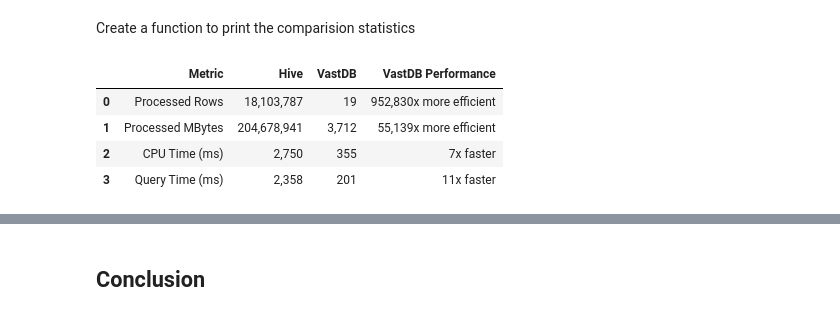
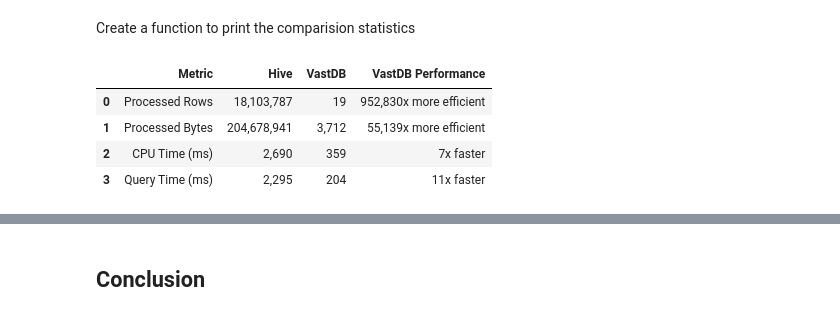
Before and after one commit to snowch/vast-docker-compose-examples, a Jupyter notebook: jupyter-pyspark/examples/taxi_data/yellow_taxi_data_pt6_performance.ipynb, the cells around one changed output, grey strips where cells are left out. Saved outputs shown, nothing was run; the diff lists cells and outputs as text; code cells hidden in the pictures.

```diff
--- a/jupyter-pyspark/examples/taxi_data/yellow_taxi_data_pt6_performance.ipynb
+++ b/jupyter-pyspark/examples/taxi_data/yellow_taxi_data_pt6_performance.ipynb
@@ -192,19 +192,19 @@ def print_stats():
     data = {
         'Metric': [
             'Processed Rows',
-            'Processed MBytes',
+            'Processed Bytes',
             'CPU Time (ms)',
             'Query Time (ms)'
         ],
         'Hive': [
             int(hive_stats['processedRows']),
-            int(hive_stats['processedBytes']),
+            float(hive_stats['processedBytes']),
             int(hive_stats['cpuTimeMillis']),
             int(hive_stats['elapsedTimeMillis'])
         ],
         'VastDB': [
             int(vastdb_stats['processedRows']),
-            int(vastdb_stats['processedBytes']),
+            float(vastdb_stats['processedBytes']),
             int(vastdb_stats['cpuTimeMillis']),
             int(vastdb_stats['elapsedTimeMillis'])
         ],
@@ -215,36 +215,36 @@ def print_stats():
             'faster'
         ]
     }
 
     df = pd.DataFrame(data)
 
     # Calculate the ratio: Hive / VastDB (how many times Hive is slower)
     df['VastDB Performance'] = df['Hive'] / df['VastDB']
 
     # Round the 'VastDB Performance' to remove decimals and add 'x'
     df['VastDB Performance'] = df['VastDB Performance'].apply(lambda x: f"{int(x):,}x")
 
     # Combine 'VastDB Performance' and 'Label' into one column
     df['VastDB Performance'] = df['VastDB Performance'] + " " + df['Label']
 
     # Left-align the 'Performance & Label' column and space-pad the numerical values
     df['VastDB Performance'] = df['VastDB Performance'].apply(lambda x: x.ljust(25))
 
     df['Hive'] = df['Hive'].apply(lambda x: f"{int(x):,}")
     df['VastDB'] = df['VastDB'].apply(lambda x: f"{int(x):,}")
 
     # Reorder the columns to include the combined column
     df = df[['Metric', 'Hive', 'VastDB', 'VastDB Performance']]
 
     return df
 
 print_stats()
 # %% [output]
 |  | Metric | Hive | VastDB | VastDB Performance |
 | 0 | Processed Rows | 18,103,787 | 19 | 952,830x more efficient |
-| 1 | Processed MBytes | 204,678,941 | 3,712 | 55,139x more efficient |
-| 2 | CPU Time (ms) | 2,750 | 355 | 7x faster |
-| 3 | Query Time (ms) | 2,358 | 201 | 11x faster |
+| 1 | Processed Bytes | 204,678,941 | 3,712 | 55,139x more efficient |
+| 2 | CPU Time (ms) | 2,690 | 359 | 7x faster |
+| 3 | Query Time (ms) | 2,295 | 204 | 11x faster |
 # %%
 import pandas as pd
 import matplotlib.pyplot as plt
```
Also changed, not shown: parts of 7 cells of this notebook.
